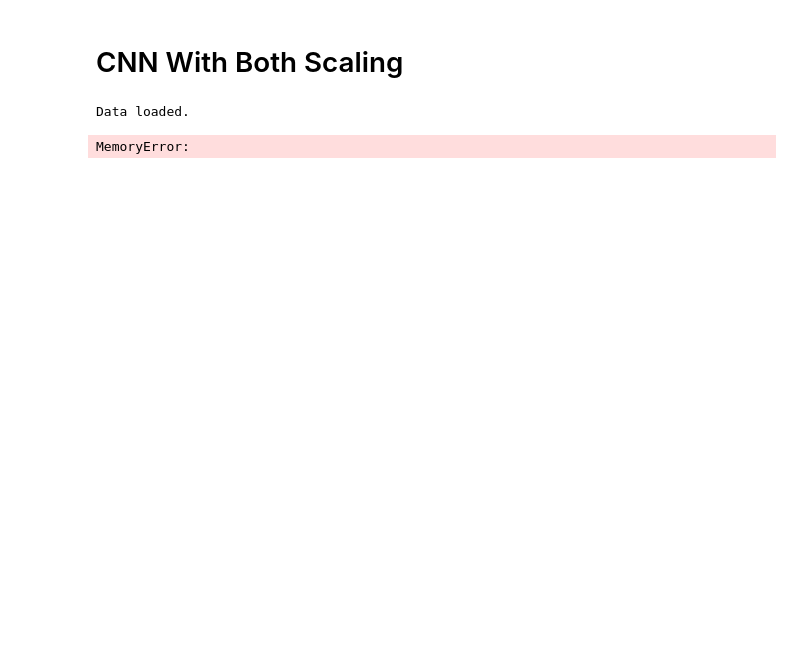
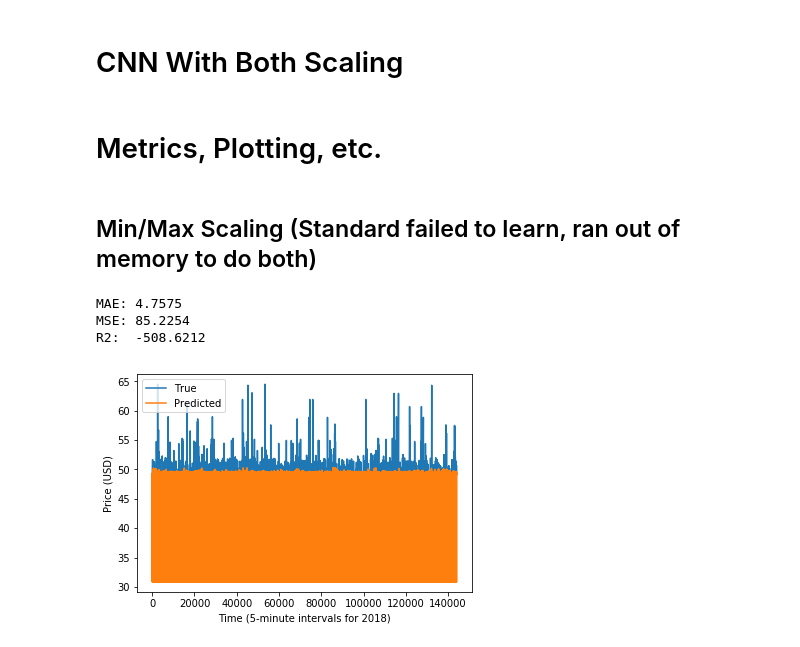
Before and after one commit to blthayer/ecen-715-project, a Jupyter notebook: machine_learning/cnn2d.ipynb, the cells around one changed output. Cells and saved outputs as stored; diff of their text form; code cells hidden in the pictures; blank space fills up the shorter version.

```diff
--- a/machine_learning/cnn2d.ipynb
+++ b/machine_learning/cnn2d.ipynb
@@ -264,8 +244,5 @@ del y_pred_mm, x_te_mm, y_te_mm
 # %% [markdown]
 # CNN With Both Scaling
 # %%
-y_pred_both, x_te_both, y_te_both = train_predict(suffix='_both')
+# y_pred_both, x_te_both, y_te_both = train_predict(suffix='_both')
-# %% [output]
-Data loaded.
-MemoryError:
 # %%
@@ -272,0 +250,52 @@ plot(y_p=y_pred_both, x_t=x_te_both, y_t=y_te_both)
+# %% [markdown]
+# Metrics, Plotting, etc.
+# %%
+from sklearn.metrics import mean_absolute_error, mean_squared_error, r2_score
+from sklearn.externals import joblib
+
+# Load scaler objects which data_prep wrote.
+standard_y = joblib.load('standard_scaler_y.save')
+# standard_x = joblib.load('standard_scaler_x.save')
+minmax_y = joblib.load('min_max_scaler_y.save')
+# minmax_x = joblib.load('min_max_scaler_x.save')
+both_y = joblib.load('both_scaler_y.save')
+# both_x = joblib.load('both_scaler_x.save')
+# %%
+def eval_metrics(y_true, y_pred, scaler, scaler2=None):
+    y_true_scaled = scaler.inverse_transform(y_true)
+    y_pred_scaled = scaler.inverse_transform(y_pred)
+
+    if scaler2 is not None:
+        y_true_scaled = scaler2.inverse_transform(y_true_scaled)
+        y_pred_scaled = scaler2.inverse_transform(y_pred_scaled)
+
+    mae = mean_absolute_error(y_true=y_true_scaled,
+                              y_pred=y_pred_scaled)
+    mse = mean_squared_error(y_true=y_true_scaled,
+                             y_pred=y_pred_scaled)
+    r2 = r2_score(y_true=y_true_scaled,
+                  y_pred=y_pred_scaled)
+
+    print('MAE: {:.4f}'.format(mae))
+    print('MSE: {:.4f}'.format(mse))
+    print('R2:  {:.4f}'.format(r2))
+
+    plt.plot(np.arange(0, len(y_true_scaled)), y_true_scaled, y_pred_scaled)
+    plt.legend(['True', 'Predicted'])
+    plt.xlabel('Time (5-minute intervals for 2018)')
+    plt.ylabel('Price (USD)')
+    return y_true_scaled, y_pred_scaled
+# %% [markdown]
+## Min/Max Scaling (Standard failed to learn, ran out of memory to do both)
+# %%
+print('NOTE: This is not the true time series of the test data!')
+print('Instead, it is 500 test months')
+y_true = y_te_mm.flatten()
+y_pred = y_pred_mm.flatten()
+y_true_standard, y_pred_standard = \
+    eval_metrics(y_true=y_true, y_pred=y_pred, scaler=standard_y)
+# %% [output]
+MAE: 4.7575
+MSE: 85.2254
+R2:  -508.6212
+[figure, added]
```
Also changed, not shown: parts of 8 cells of this notebook, 2 other files.
